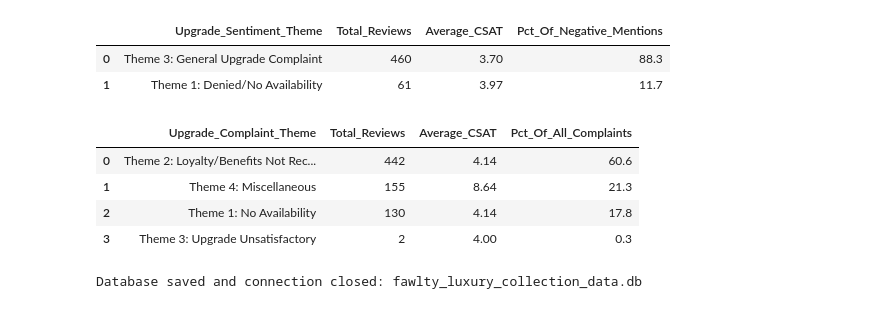
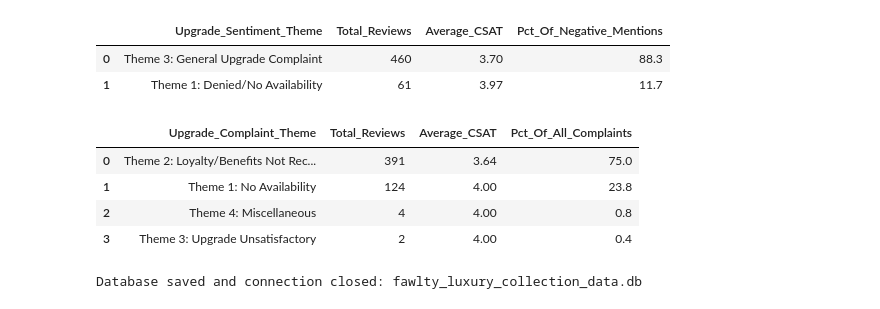
Before and after one commit to katherinexxxl/DM-Assignment-Group-32, a Jupyter notebook: database creation_duckdb.ipynb, the cells around one changed output. Cells and saved outputs as stored; diff of their text form; code cells hidden in the pictures.

```diff
--- a/database creation_duckdb.ipynb
+++ b/database creation_duckdb.ipynb
@@ -439,6 +438,7 @@ ORDER BY Total_Reviews DESC
 | 0 | Theme 3: General Upgrade Complaint | 460 | 3.70 | 88.3 |
 | 1 | Theme 1: Denied/No Availability | 61 | 3.97 | 11.7 |
 # %%
+# Query 3B: Phase 2 — The Qualitative Deep Dive (Refined with AI-Identified Wildcards)
 con.execute("""
 WITH Upgrade_Reviews AS (
     -- Step 1: Isolate reviews that specifically mention upgrades
@@ -456,16 +456,13 @@ Complaint_Categorization AS (
         csat_score,
         text,
         CASE
-            -- THEME 1: No Availability (23.8%)
-            -- Hotel cited availability/capacity as reason for no upgrade
+            WHEN csat_score > 6
+            THEN 'Positive Upgrade Experience'
             WHEN text LIKE '%availab%'
                  OR text LIKE '%subject to%'
                  OR text LIKE '%cited%'
                  OR text LIKE '%fully%'
             THEN 'Theme 1: No Availability'
-
-            -- THEME 2: Loyalty/Benefits Not Recognized (75.0%)
-            -- Customer's status/loyalty not acknowledged OR expectations ignored
             WHEN text LIKE '%status%'
                  OR text LIKE '%loyal%'
                  OR text LIKE '%member%'
@@ -473,47 +470,44 @@ Complaint_Categorization AS (
                  OR text LIKE '%benefit%'
                  OR (text LIKE '%ignored%' AND text LIKE '%expectation%')
             THEN 'Theme 2: Loyalty/Benefits Not Recognized'
-
-            -- THEME 3: Upgrade Unsatisfactory (0.4%)
-            -- Customer received upgrade but it didn't meet expectations
             WHEN (text LIKE '%received%'
                   OR text LIKE '%did offer%'
                   OR text LIKE '%provided%'
                   OR text LIKE '%offered%')
                  AND (text LIKE '%but%'
                       OR text LIKE '%however%'
                       OR text LIKE '%not ready%'
                       OR text LIKE '%not worth%')
             THEN 'Theme 3: Upgrade Unsatisfactory'
-
-            -- THEME 4: Miscellaneous (0.8%)
             ELSE 'Theme 4: Miscellaneous'
         END AS Upgrade_Complaint_Theme
     FROM Upgrade_Reviews
 ),
 Total_Complaints AS (
     SELECT COUNT(*) AS n
     FROM Complaint_Categorization
+    WHERE csat_score <= 6
 )
 -- Step 3: Aggregate for the business report
 SELECT
     Upgrade_Complaint_Theme,
     COUNT(Review_ID) AS Total_Reviews,
     ROUND(AVG(csat_score), 2) AS Average_CSAT,
     ROUND(
         (COUNT(Review_ID) * 100.0) /
         NULLIF((SELECT n FROM Total_Complaints), 0),
     1) AS Pct_Of_All_Complaints
 FROM Complaint_Categorization
+WHERE Upgrade_Complaint_Theme != 'Positive Upgrade Experience'
 GROUP BY Upgrade_Complaint_Theme
 ORDER BY Total_Reviews DESC
 """).df()
 # %% [output]
 |  | Upgrade_Complaint_Theme | Total_Reviews | Average_CSAT | Pct_Of_All_Complaints |
-| 0 | Theme 2: Loyalty/Benefits Not Rec... | 442 | 4.14 | 60.6 |
-| 1 | Theme 4: Miscellaneous | 155 | 8.64 | 21.3 |
-| 2 | Theme 1: No Availability | 130 | 4.14 | 17.8 |
-| 3 | Theme 3: Upgrade Unsatisfactory | 2 | 4.00 | 0.3 |
+| 0 | Theme 2: Loyalty/Benefits Not Rec... | 391 | 3.64 | 75.0 |
+| 1 | Theme 1: No Availability | 124 | 4.00 | 23.8 |
+| 2 | Theme 4: Miscellaneous | 4 | 4.00 | 0.8 |
+| 3 | Theme 3: Upgrade Unsatisfactory | 2 | 4.00 | 0.4 |
 # %%
 # Close the connection
 con.close()
```
Also changed, not shown: parts of 2 cells of this notebook, 4 other files.
